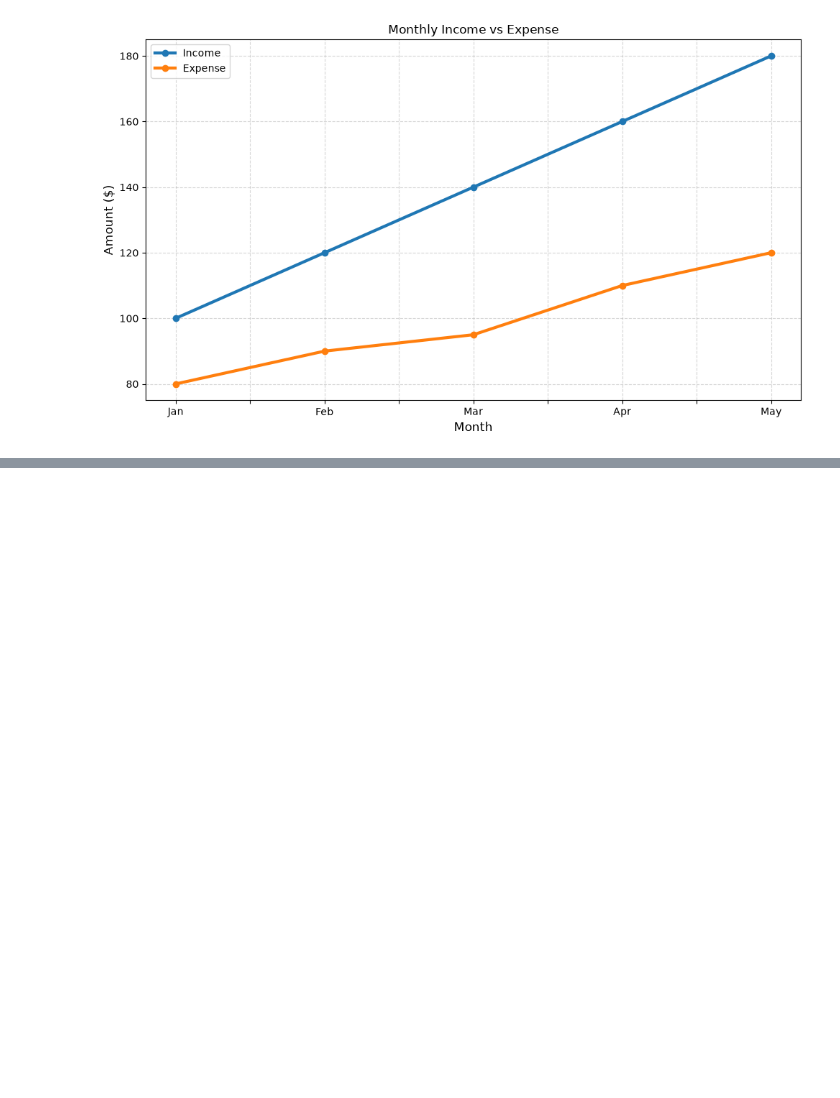
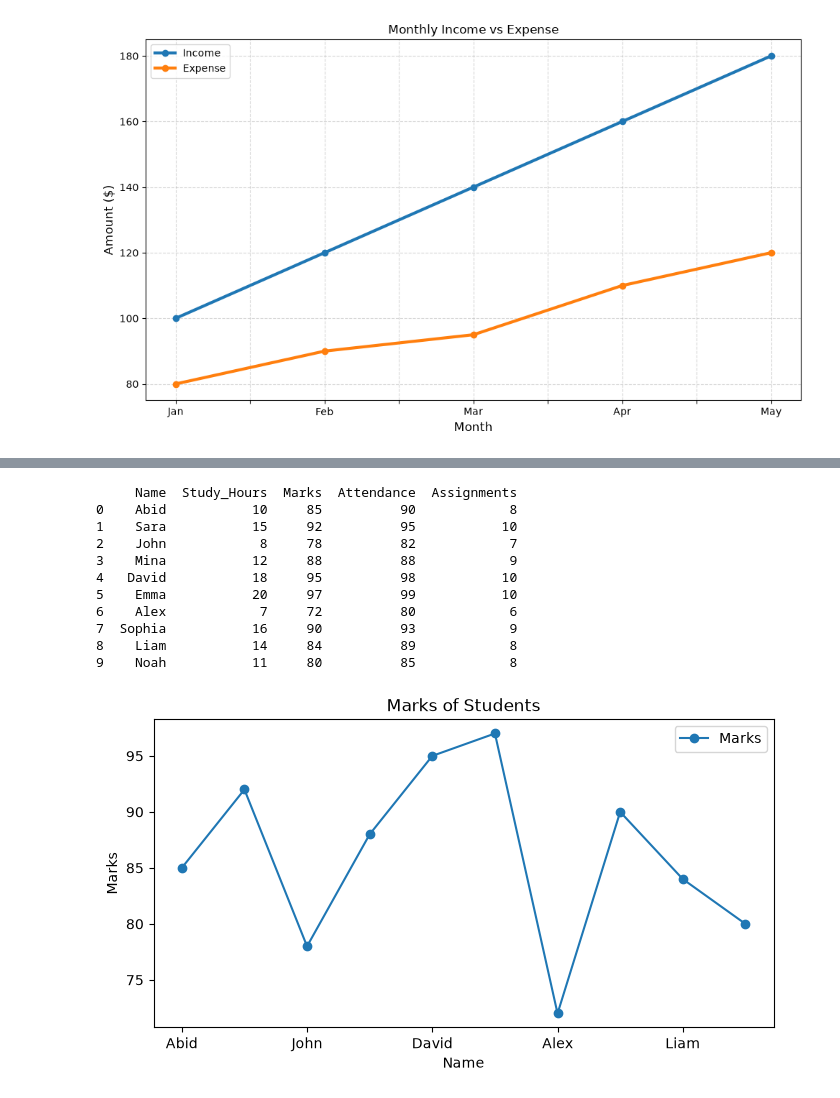
Before and after one commit to abid-rasel/MLOB_My_FILE, a Jupyter notebook: Session/Day 9/Matplotlib&Seaborn_basics.ipynb, the cells around one changed output, grey strips where cells are left out. Saved outputs shown, nothing was run; the diff lists cells and outputs as text; code cells hidden in the pictures; blank space fills up the shorter version.

```diff
--- a/Session/Day 9/Matplotlib_basics.ipynb
+++ b/Session/Day 9/Matplotlib&Seaborn_basics.ipynb
@@ -1663,0 +1686,31 @@ plt.show()
+# %%
+import pandas as pd
+import matplotlib.pyplot as plt
+
+df=pd.read_csv(r"C:\Users\HP\Documents\Clone_Repo\MLOB_My_FILE\Session\Day 9\series.csv")
+print(df)
+
+df.plot(
+    x="Name",
+    y="Marks",
+    kind="line",
+    marker="o",
+    figsize=(8,4),
+    title="Marks of Students"
+)
+plt.xlabel('Name')
+plt.ylabel('Marks')
+plt.show()
+# %% [output]
+     Name  Study_Hours  Marks  Attendance  Assignments
+0    Abid           10     85          90            8
+1    Sara           15     92          95           10
+2    John            8     78          82            7
+3    Mina           12     88          88            9
+4   David           18     95          98           10
+5    Emma           20     97          99           10
+6    Alex            7     72          80            6
+7  Sophia           16     90          93            9
+8    Liam           14     84          89            8
+9    Noah           11     80          85            8
+[figure, added]
```
Also changed, not shown: parts of 29 cells of this notebook, 2 other files.
